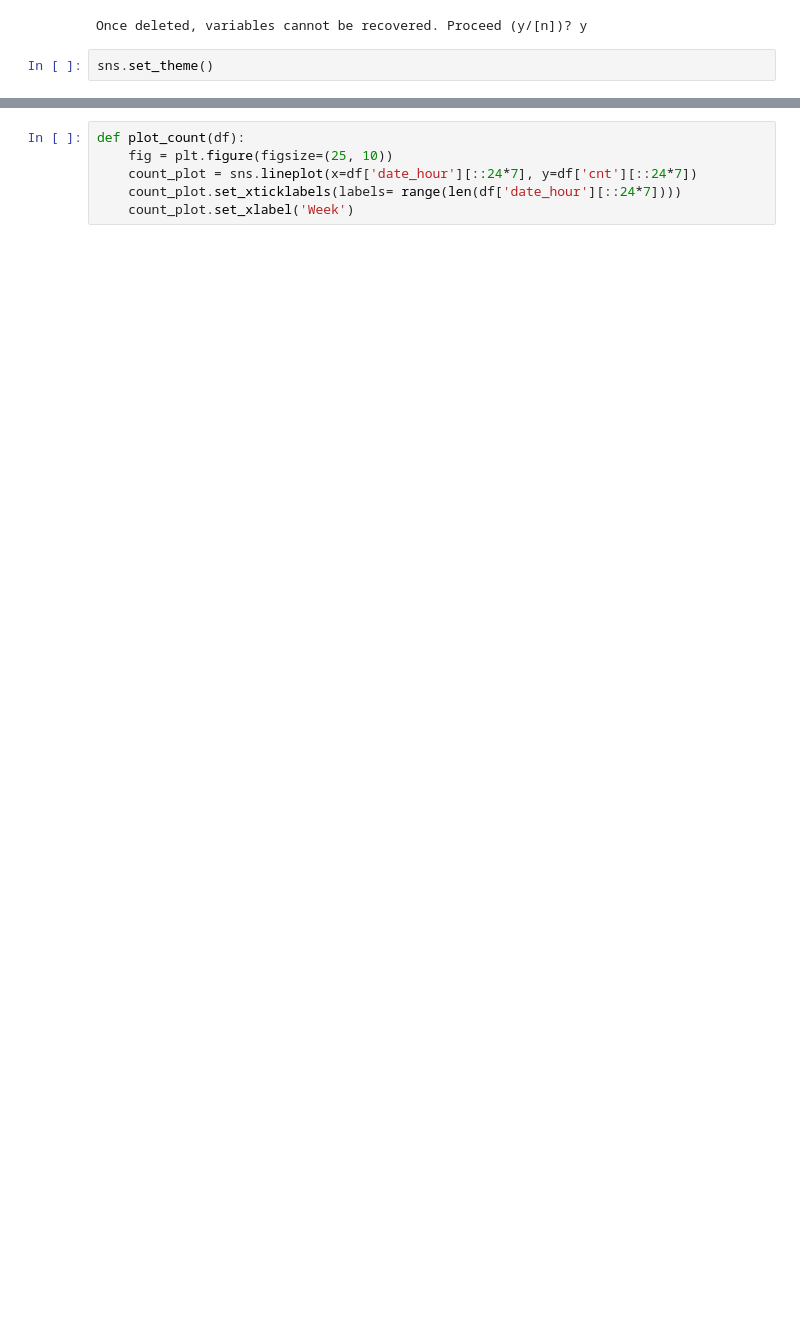
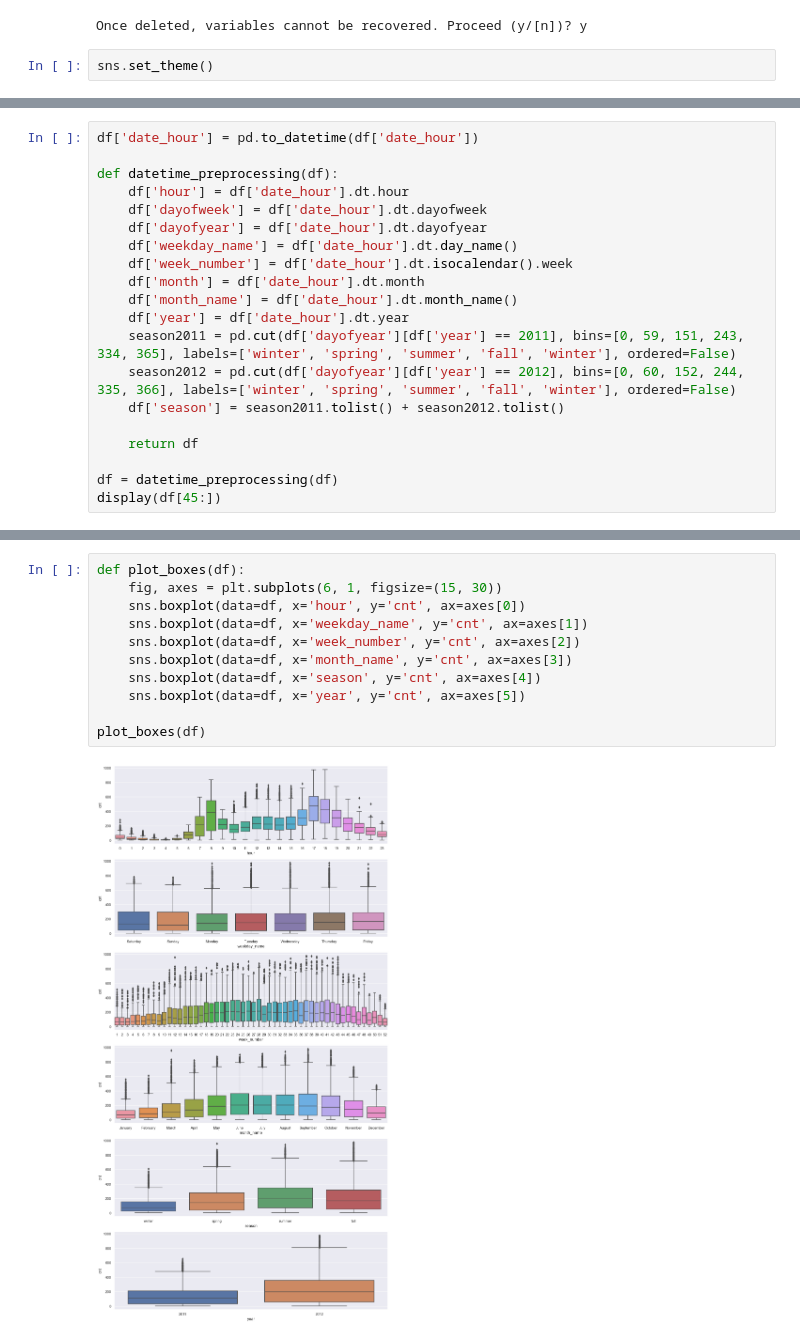
Before and after one commit to DaanEising/RentalPredictions, a Jupyter notebook: Main.ipynb, the cells around one changed output, grey strips where cells are left out. Cells and saved outputs as stored; diff of their text form; blank space fills up the shorter version.

```diff
--- a/Main.ipynb
+++ b/Main.ipynb
@@ -27 +29,21 @@ display(df)
 16637 rows × 8 columns
+# %%
+df['date_hour'] = pd.to_datetime(df['date_hour'])
+
+def datetime_preprocessing(df):
+    df['hour'] = df['date_hour'].dt.hour
+    df['dayofweek'] = df['date_hour'].dt.dayofweek
+    df['dayofyear'] = df['date_hour'].dt.dayofyear
+    df['weekday_name'] = df['date_hour'].dt.day_name()
+    df['week_number'] = df['date_hour'].dt.isocalendar().week
+    df['month'] = df['date_hour'].dt.month
+    df['month_name'] = df['date_hour'].dt.month_name()
+    df['year'] = df['date_hour'].dt.year
+    season2011 = pd.cut(df['dayofyear'][df['year'] == 2011], bins=[0, 59, 151, 243, 334, 365], labels=['winter', 'spring', 'summer', 'fall', 'winter'], ordered=False)
+    season2012 = pd.cut(df['dayofyear'][df['year'] == 2012], bins=[0, 60, 152, 244, 335, 366], labels=['winter', 'spring', 'summer', 'fall', 'winter'], ordered=False)
+    df['season'] = season2011.tolist() + season2012.tolist()
+
+    return df
+
+df = datetime_preprocessing(df)
+display(df[45:])
@@ -28,6 +64,13 @@ display(df)
 # %%
-def plot_count(df):
-    fig = plt.figure(figsize=(25, 10))
-    count_plot = sns.lineplot(x=df['date_hour'][::24*7], y=df['cnt'][::24*7])
-    count_plot.set_xticklabels(labels= range(len(df['date_hour'][::24*7])))
-    count_plot.set_xlabel('Week')
+def plot_boxes(df):
+    fig, axes = plt.subplots(6, 1, figsize=(15, 30))
+    sns.boxplot(data=df, x='hour', y='cnt', ax=axes[0])
+    sns.boxplot(data=df, x='weekday_name', y='cnt', ax=axes[1])
+    sns.boxplot(data=df, x='week_number', y='cnt', ax=axes[2])
+    sns.boxplot(data=df, x='month_name', y='cnt', ax=axes[3])
+    sns.boxplot(data=df, x='season', y='cnt', ax=axes[4])
+    sns.boxplot(data=df, x='year', y='cnt', ax=axes[5])
+
+plot_boxes(df)
+# %% [output]
+[figure, added]
```
Also changed, not shown: parts of 11 cells of this notebook.
